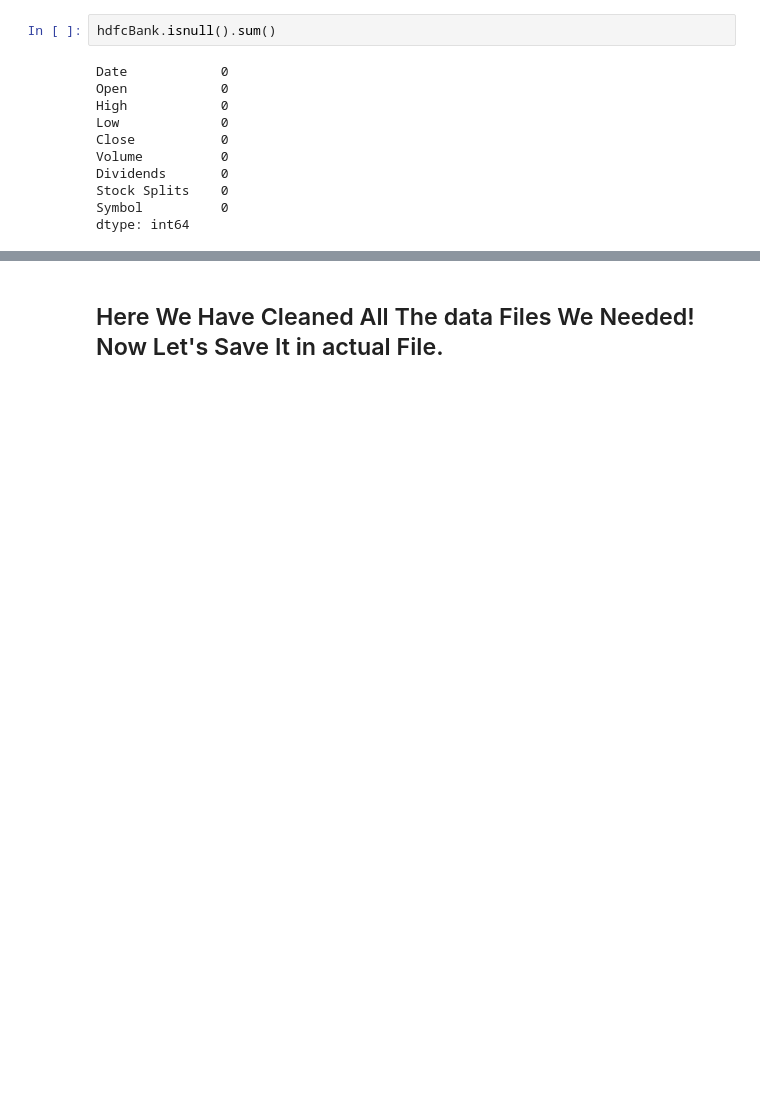
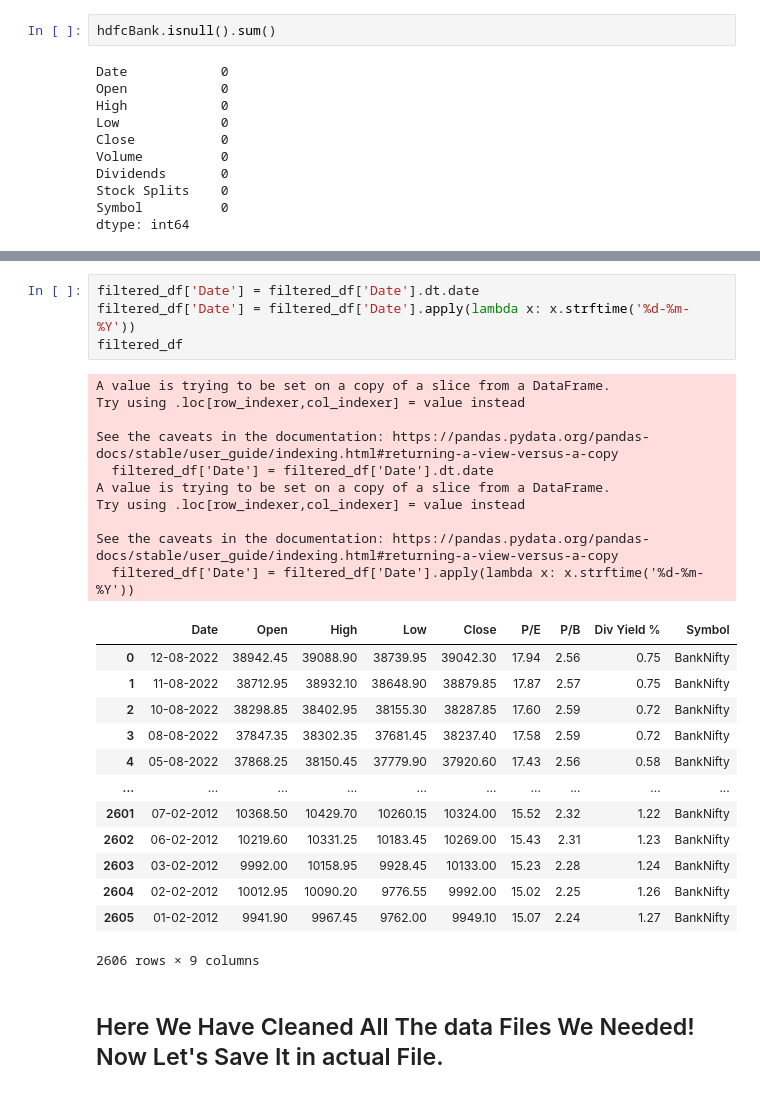
Before and after one commit to jainamxshah/Stock-Analysis, a Jupyter notebook: Code/DataCleaning.ipynb, the cells around one changed output, grey strips where cells are left out. Drawn from its saved outputs; the diff is of its cells as text; blank space fills up the shorter version.

```diff
--- a/Code/DataCleaning.ipynb
+++ b/Code/DataCleaning.ipynb
@@ -328,3 +301,31 @@ hdfcBank
+# %%
+filtered_df['Date'] = filtered_df['Date'].dt.date
+filtered_df['Date'] = filtered_df['Date'].apply(lambda x: x.strftime('%d-%m-%Y'))
+filtered_df
+# %% [output]
+A value is trying to be set on a copy of a slice from a DataFrame.
+Try using .loc[row_indexer,col_indexer] = value instead
+
+See the caveats in the documentation: https://pandas.pydata.org/pandas-docs/stable/user_guide/indexing.html#returning-a-view-versus-a-copy
+  filtered_df['Date'] = filtered_df['Date'].dt.date
+A value is trying to be set on a copy of a slice from a DataFrame.
+Try using .loc[row_indexer,col_indexer] = value instead
+
+See the caveats in the documentation: https://pandas.pydata.org/pandas-docs/stable/user_guide/indexing.html#returning-a-view-versus-a-copy
+  filtered_df['Date'] = filtered_df['Date'].apply(lambda x: x.strftime('%d-%m-%Y'))
+|  | Date | Open | High | Low | Close | P/E | P/B | Div Yield % | Symbol |
+| 0 | 12-08-2022 | 38942.45 | 39088.90 | 38739.95 | 39042.30 | 17.94 | 2.56 | 0.75 | BankNifty |
+| 1 | 11-08-2022 | 38712.95 | 38932.10 | 38648.90 | 38879.85 | 17.87 | 2.57 | 0.75 | BankNifty |
+| 2 | 10-08-2022 | 38298.85 | 38402.95 | 38155.30 | 38287.85 | 17.60 | 2.59 | 0.72 | BankNifty |
+| 3 | 08-08-2022 | 37847.35 | 38302.35 | 37681.45 | 38237.40 | 17.58 | 2.59 | 0.72 | BankNifty |
+| 4 | 05-08-2022 | 37868.25 | 38150.45 | 37779.90 | 37920.60 | 17.43 | 2.56 | 0.58 | BankNifty |
+| ... | ... | ... | ... | ... | ... | ... | ... | ... | ... |
+| 2601 | 07-02-2012 | 10368.50 | 10429.70 | 10260.15 | 10324.00 | 15.52 | 2.32 | 1.22 | BankNifty |
+| 2602 | 06-02-2012 | 10219.60 | 10331.25 | 10183.45 | 10269.00 | 15.43 | 2.31 | 1.23 | BankNifty |
+| 2603 | 03-02-2012 | 9992.00 | 10158.95 | 9928.45 | 10133.00 | 15.23 | 2.28 | 1.24 | BankNifty |
+| 2604 | 02-02-2012 | 10012.95 | 10090.20 | 9776.55 | 9992.00 | 15.02 | 2.25 | 1.26 | BankNifty |
+| 2605 | 01-02-2012 | 9941.90 | 9967.45 | 9762.00 | 9949.10 | 15.07 | 2.24 | 1.27 | BankNifty |
+2606 rows × 9 columns
 # %% [markdown]
 ## Here We Have Cleaned All The data Files We Needed! Now Let's Save It in actual File.
 # %%
```
Also changed, not shown: parts of 15 cells of this notebook, 7 other files.
